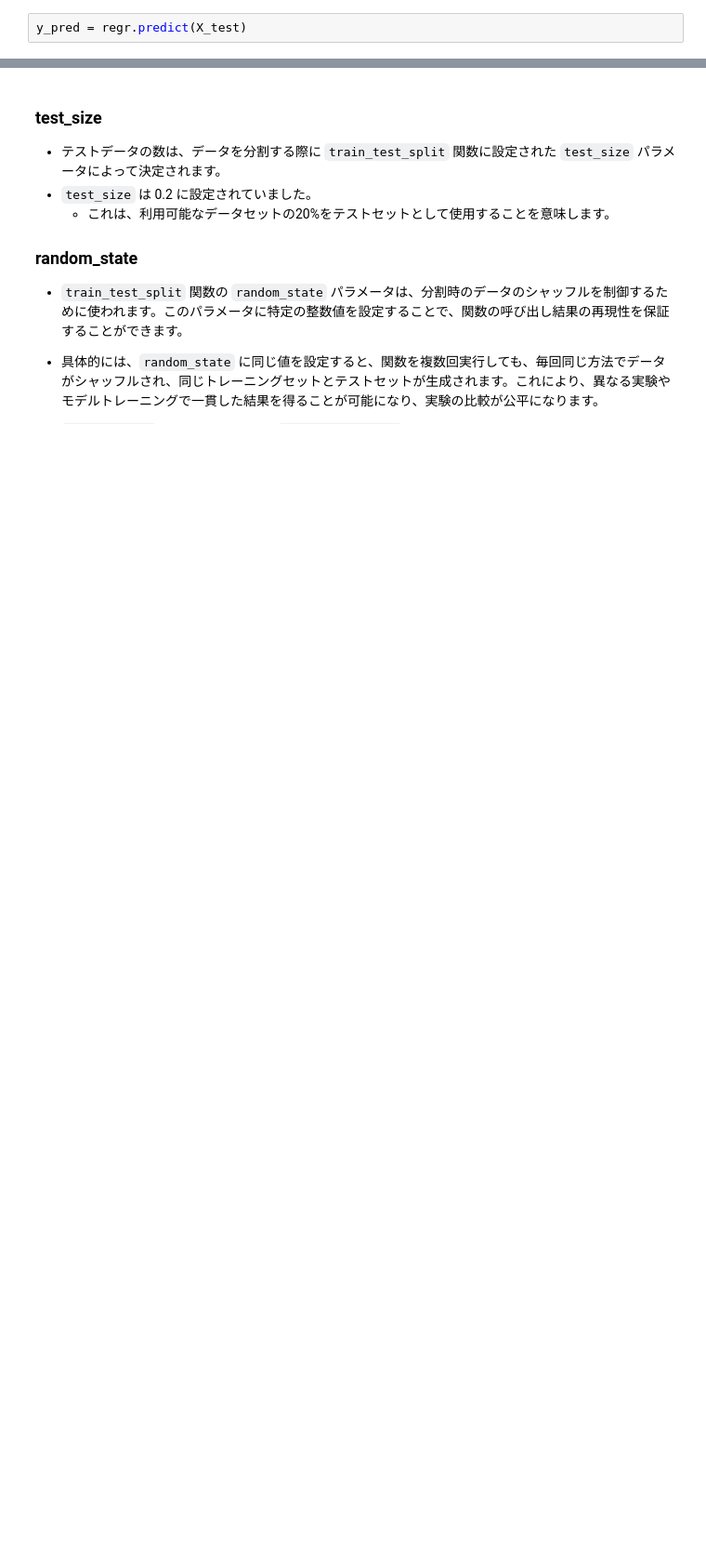
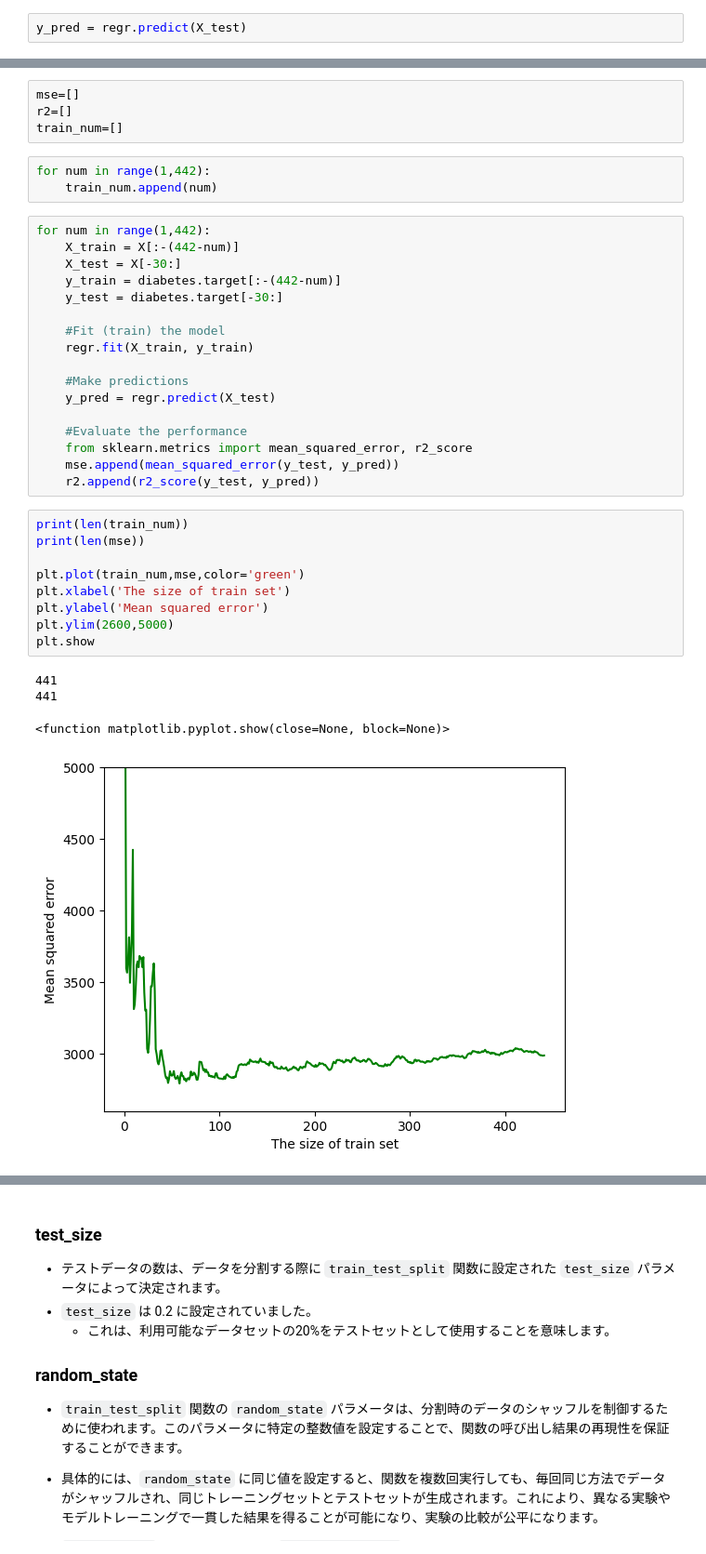
Before and after one commit to soso0024/python-ARTIN, a Jupyter notebook: HomeWork/DatasetsForRegression.ipynb, the cells around one changed output, grey strips where cells are left out. Shown at 93% size. Saved outputs shown, nothing was run; the diff lists cells and outputs as text; blank space fills up the shorter version.

```diff
--- a/HomeWork/DatasetsForRegression.ipynb
+++ b/HomeWork/DatasetsForRegression.ipynb
@@ -162,0 +163,38 @@ plt.show()
+# %%
+mse=[]
+r2=[]
+train_num=[]
+# %%
+for num in range(1,442):
+    train_num.append(num)
+# %%
+for num in range(1,442):
+    X_train = X[:-(442-num)]
+    X_test = X[-30:]
+    y_train = diabetes.target[:-(442-num)]
+    y_test = diabetes.target[-30:]
+
+    #Fit (train) the model
+    regr.fit(X_train, y_train)
+
+    #Make predictions
+    y_pred = regr.predict(X_test)
+
+    #Evaluate the performance
+    from sklearn.metrics import mean_squared_error, r2_score
+    mse.append(mean_squared_error(y_test, y_pred))
+    r2.append(r2_score(y_test, y_pred))
+# %%
+print(len(train_num))
+print(len(mse))
+
+plt.plot(train_num,mse,color='green')
+plt.xlabel('The size of train set')
+plt.ylabel('Mean squared error')
+plt.ylim(2600,5000)
+plt.show
+# %% [output]
+441
+441
+<function matplotlib.pyplot.show(close=None, block=None)>
+[figure, added]
```
Also changed, not shown: parts of 20 cells of this notebook, 1 other file.
